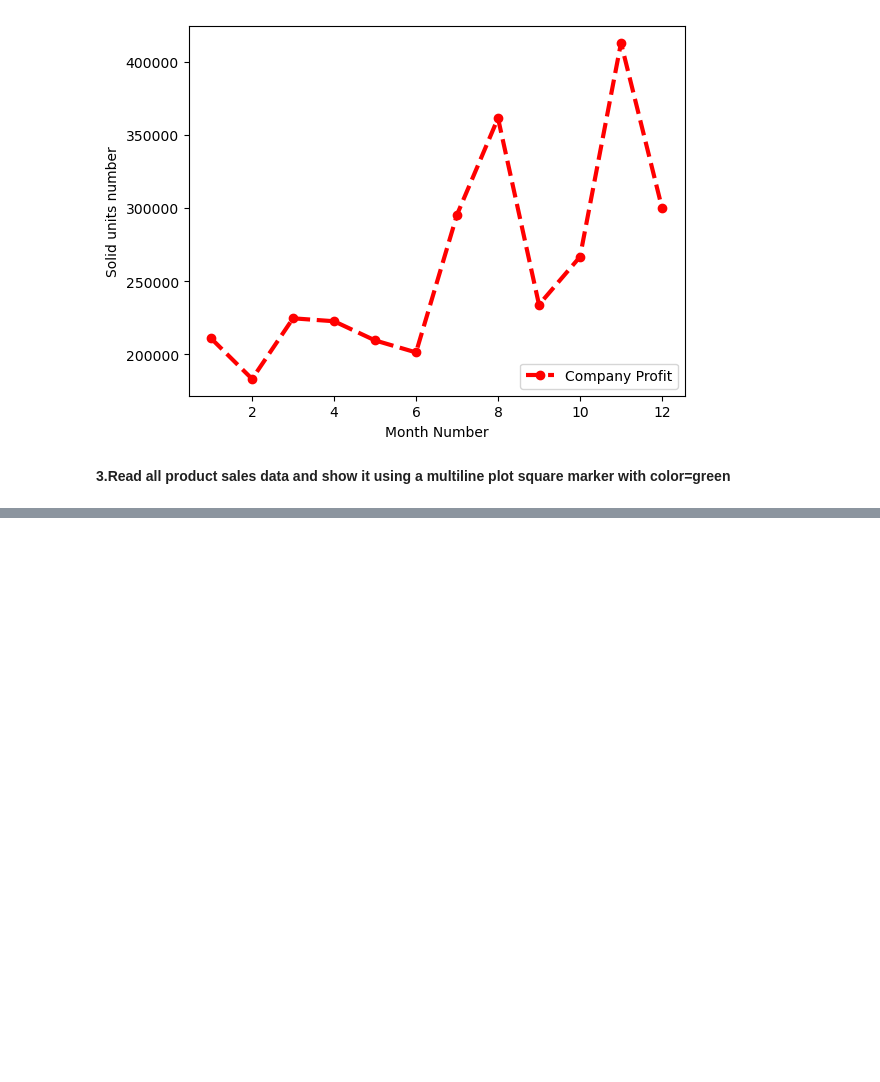
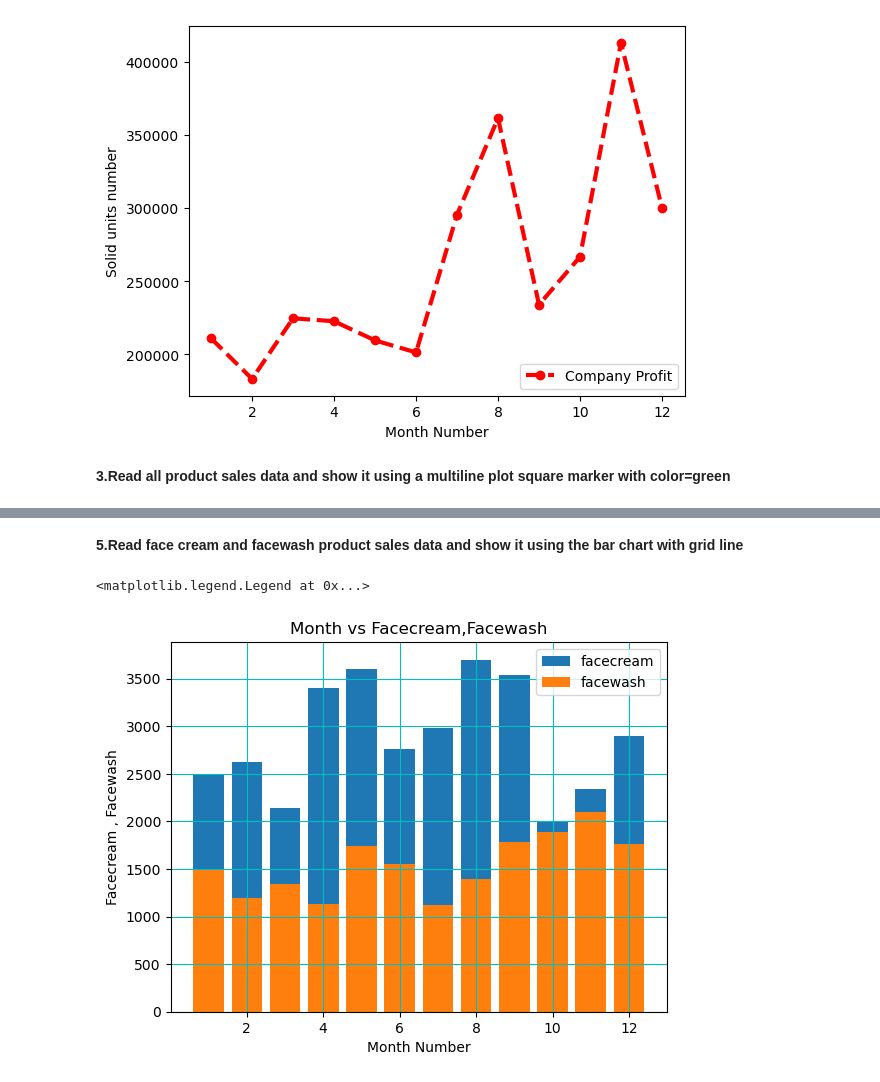
Before and after one commit to Anugrahig/LM-BD-March, a Jupyter notebook: march_bigdata/ml/matplotlib/03_matplotlib_sales-dataset_excercise.ipynb, the cells around one changed output, grey strips where cells are left out. Cells and saved outputs as stored; diff of their text form; code cells hidden in the pictures; blank space fills up the shorter version.

```diff
--- a/march_bigdata/ml/matplotlib/03_matplotlib_sales-dataset_excercise.ipynb
+++ b/march_bigdata/ml/matplotlib/03_matplotlib_sales-dataset_excercise.ipynb
@@ -58,0 +79,13 @@ plt.legend(loc="lower right")
+# %% [markdown]
+**5.Read face cream and facewash product sales data and show it using the bar chart with grid line**
+# %%
+plt.bar(df.month_number,df.facecream,label="facecream")
+plt.bar(df.month_number,df.facewash,label="facewash")
+plt.grid(color="c")
+plt.xlabel("Month Number")
+plt.ylabel("Facecream , Facewash")
+plt.title("Month vs Facecream,Facewash")
+plt.legend()
+# %% [output]
+<matplotlib.legend.Legend at 0x...>
+[figure, added]
```
Also changed, not shown: parts of 14 cells of this notebook, 1 other file.
